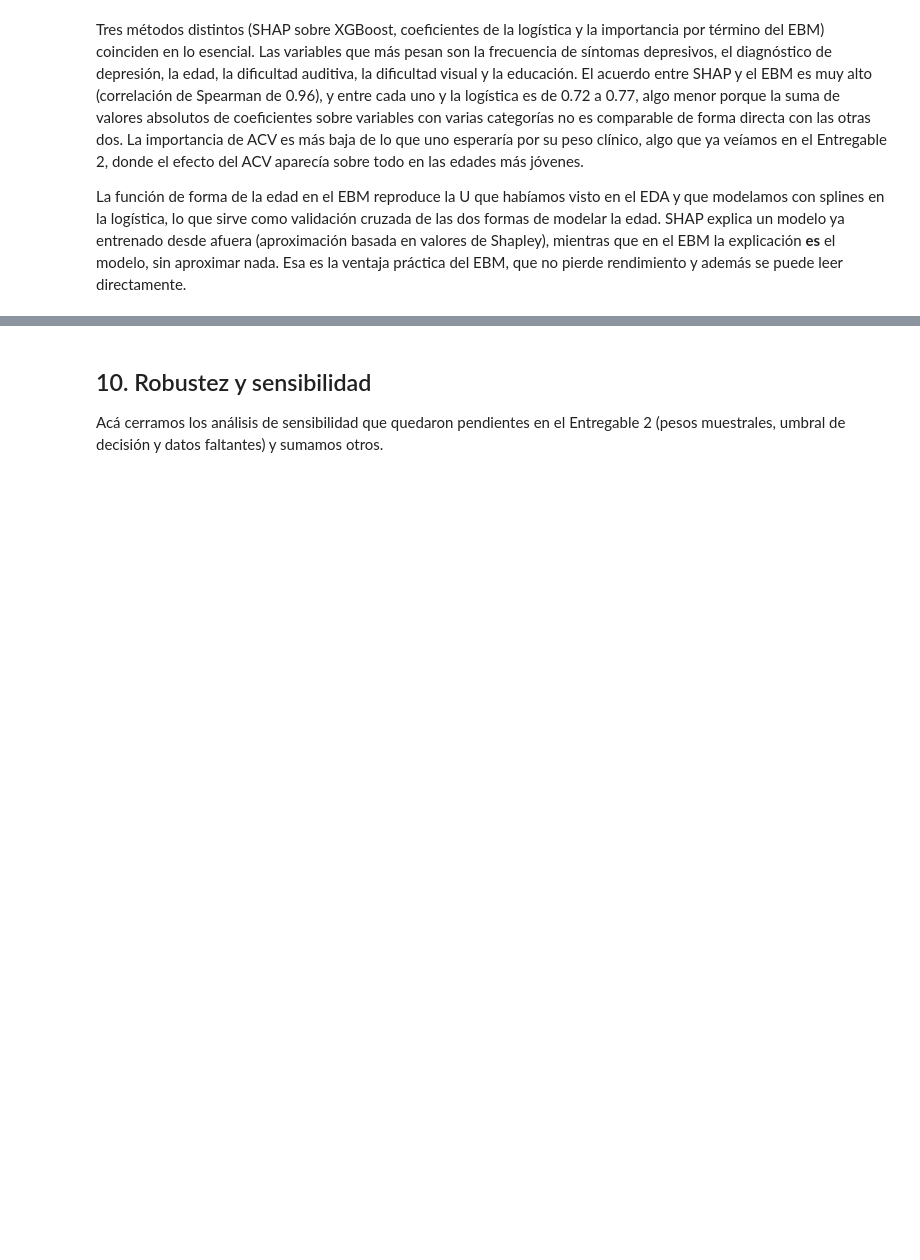
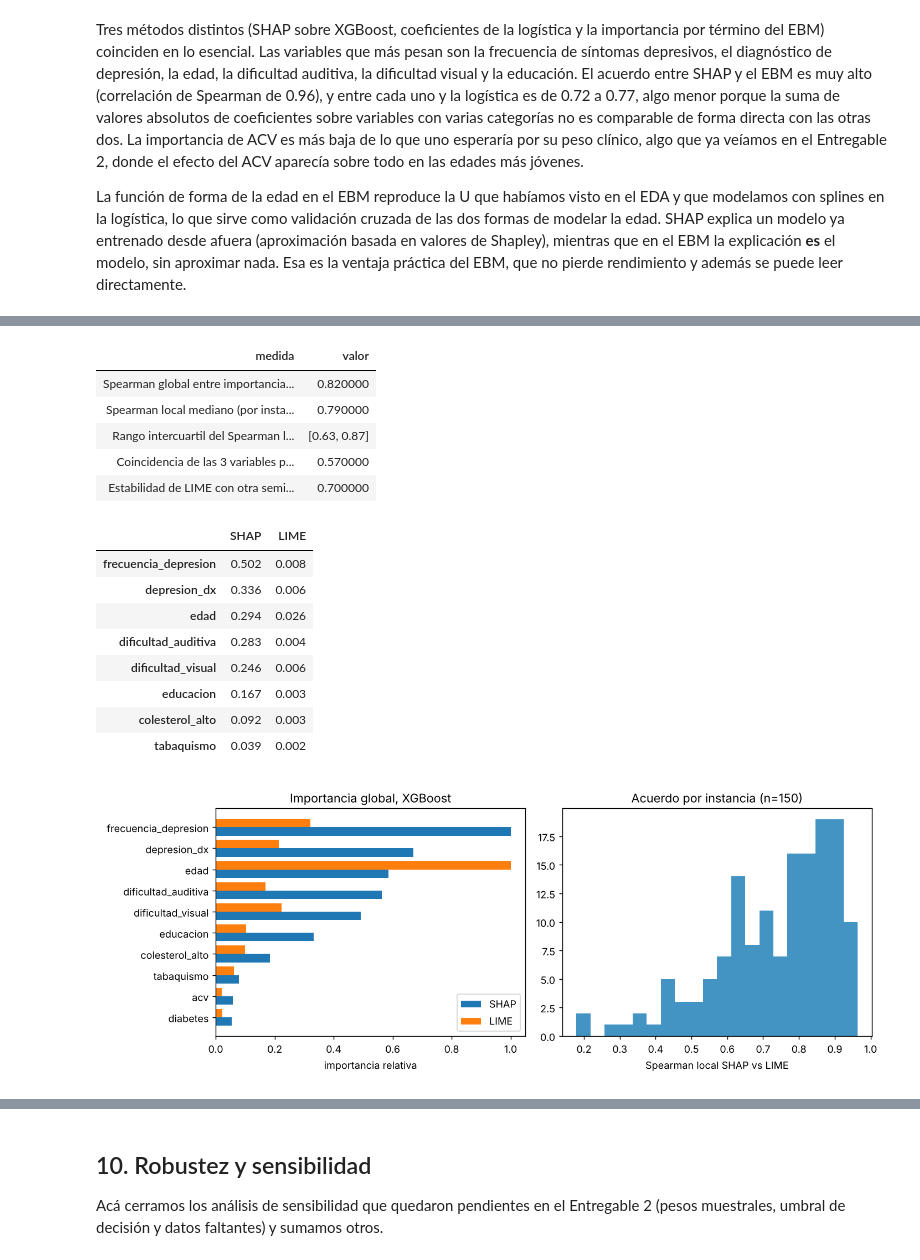
Before and after one commit to Ghuguetb/Proyecto-de-investigacion-ML-DCS, a Jupyter notebook: notebooks/05_entregable3.ipynb, the cells around one changed output, grey strips where cells are left out. Drawn from its saved outputs; the diff is of its cells as text; code cells hidden in the pictures; blank space fills up the shorter version.

Commit message:
LIME vs SHAP, tabla maestra completa, requirements y reproducibilidad en el informe

```diff
--- a/notebooks/05_entregable3.ipynb
+++ b/notebooks/05_entregable3.ipynb
@@ -332,0 +337,23 @@ La función de forma de la edad en el EBM reproduce la U que habíamos visto en
+# %%
+li = json.load(open(RES / "lime_vs_shap.json"))
+display(pd.DataFrame({"medida": ["Spearman global entre importancias SHAP y LIME", "Spearman local mediano (por instancia)", "Rango intercuartil del Spearman local", "Coincidencia de las 3 variables principales", "Estabilidad de LIME con otra semilla (Jaccard, top 5)"],
+  "valor": [round(li["spearman_global_SHAP_LIME"],2), round(li["spearman_local_mediana"],2), str([round(x,2) for x in li["spearman_local_rango_intercuartil"]]), round(li["coincidencia_top3_variables"],2), round(li["estabilidad_LIME_jaccard_top5"],2)]}).style.hide(axis="index"))
+display(pd.read_csv(RES / "lime_vs_shap_global.csv", index_col=0).head(8).round(3))
+display(Image(str(FIG / "lime_vs_shap.png")))
+# %% [output]
+| medida | valor |
+| Spearman global entre importancia... | 0.820000 |
+| Spearman local mediano (por insta... | 0.790000 |
+| Rango intercuartil del Spearman l... | [0.63, 0.87] |
+| Coincidencia de las 3 variables p... | 0.570000 |
+| Estabilidad de LIME con otra semi... | 0.700000 |
+|  | SHAP | LIME |
+| frecuencia_depresion | 0.502 | 0.008 |
+| depresion_dx | 0.336 | 0.006 |
+| edad | 0.294 | 0.026 |
+| dificultad_auditiva | 0.283 | 0.004 |
+| dificultad_visual | 0.246 | 0.006 |
+| educacion | 0.167 | 0.003 |
+| colesterol_alto | 0.092 | 0.003 |
+| tabaquismo | 0.039 | 0.002 |
+[figure, added]
```
Also changed, not shown: parts of 5 cells of this notebook, 7 other files.
